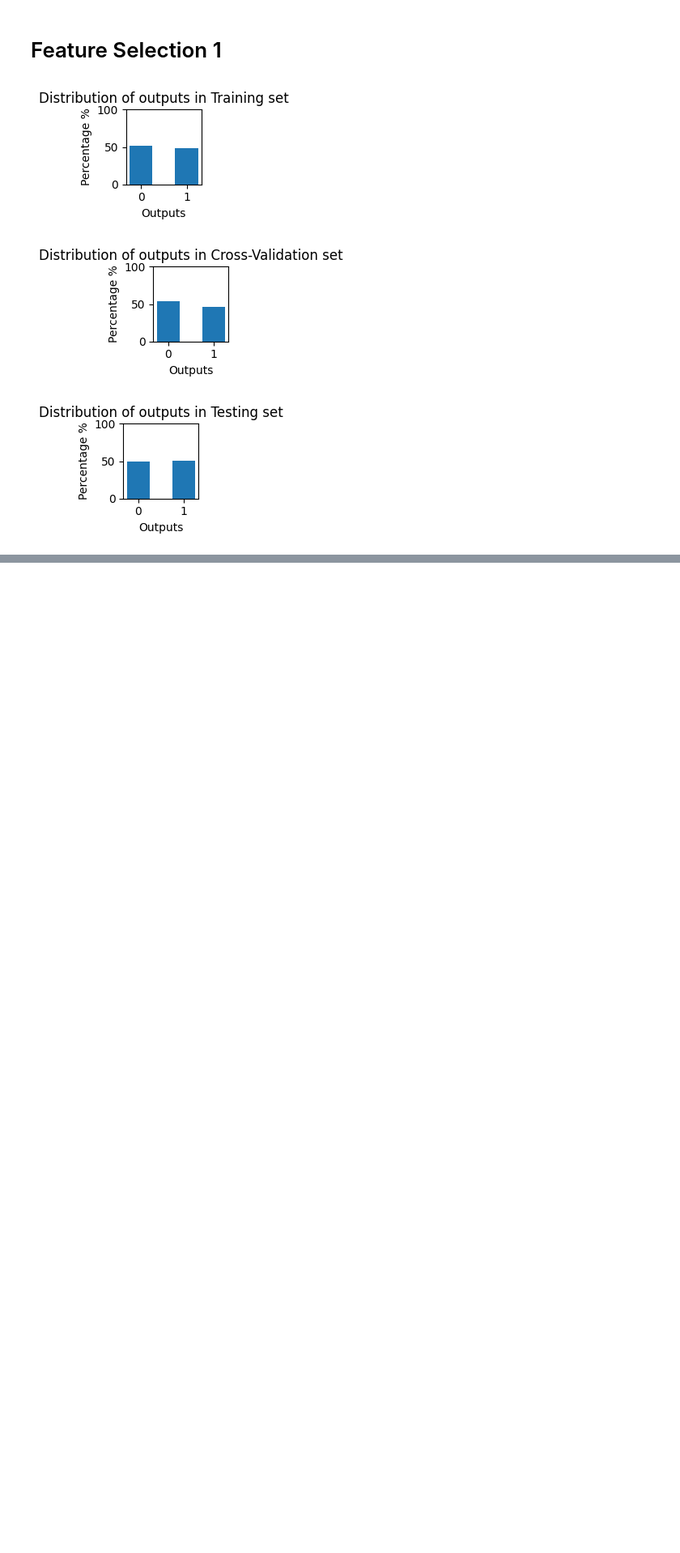
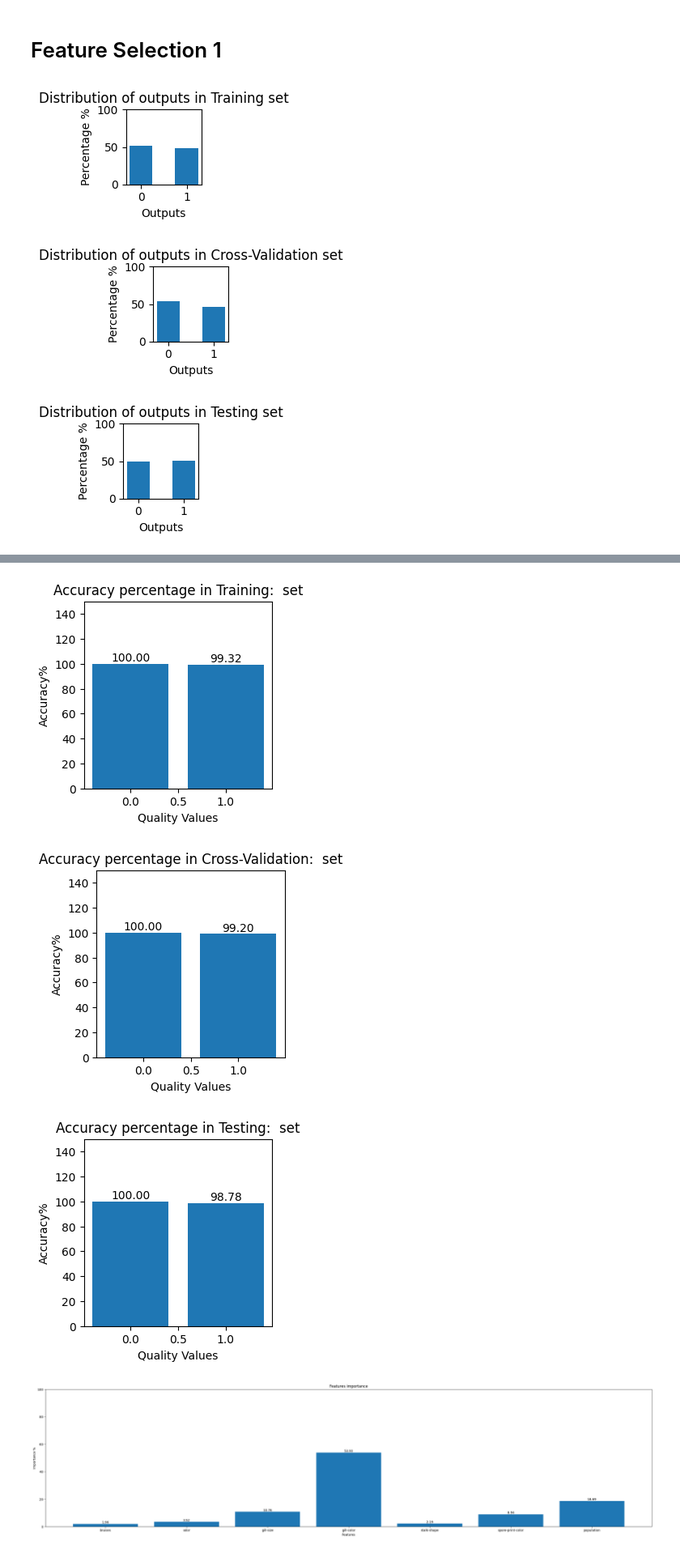
Before and after one commit to AdiistheGoat/PoisonousMushroomClassification.github.io, a Jupyter notebook: MushroomClassifier.ipynb, the cells around one changed output, grey strips where cells are left out. Shown at 81% size. Saved outputs shown, nothing was run; the diff lists cells and outputs as text; code cells hidden in the pictures; blank space fills up the shorter version.

Commit message:
commit with 2 iterations of feature selection

```diff
--- a/MushroomClassifier.ipynb
+++ b/MushroomClassifier.ipynb
@@ -540,0 +524,10 @@ Training accuracy: 100.0
+# %%
+df_mod3 = df_mod2.drop(columns=['cap-color','cap-surface','stalk-color-above-ring','stalk-color-below-ring','habitat','stalk-root'], inplace=False)
+
+x_df3 = df_mod3.iloc[:,1:]
+y_df3 = df_mod3.iloc[:,0]
+
+x_3 = x_df3.to_numpy()
+y_3 = y_df3.to_numpy()
+
+x_train_3,y_train_3,x_cv_3,y_cv_3,x_test_3,y_test_3 = split(x_3,y_3)
@@ -540,0 +540,3 @@ Training accuracy: 100.0
+# %%
+featureNames3 = x_df3.columns
+print(featureNames3)
@@ -540,0 +547,5 @@ Training accuracy: 100.0
+# %%
+paramGrid = {'max_depth': [6,10,15,20],'n_estimators': [100,150,200,250],'learning_rate': [0.01,0.1,0.3],'reg_lambda':[0.1,1,10],'early_stopping_rounds': [10,20,25] , 'subsample': [0.6,0.8,1.0], 'gamma': [0.1,0.2]}
+model = XGBClassifier(booster = 'gbtree', verbosity=1,objective='binary:logistic',n_jobs=-1)
+grid = GridSearchCV(estimator=model, verbose=1, n_jobs=-1,refit=True,param_grid=paramGrid,return_train_score=True,cv=3)
+gridTrained = grid.fit( X= x_train_3, y= y_train_3,eval_set = [(x_cv_3, y_cv_3)])
@@ -540,0 +566,46 @@ Training accuracy: 100.0
+# %%
+print("Description of the model chosen by grid_cv- after feature selection: \n")
+
+
+# General Descripton of the model
+bestModel3 = gridTrained.best_estimator_
+indexOfBestModel3 = gridTrained.best_index_
+params3 = gridTrained.best_params_
+score3 = gridTrained.best_score_
+
+print(f"Index of model: {indexOfBestModel3}\n")
+print(f"Parameters: {params3}\n")
+
+
+# Accuracy percentage during and after training (%)
+print("While performing stratified K fold-: ")
+print(f"Mean Training accuracy: {score3*100}")
+print(f"Mean Testing accuracy: {test_accuracies_percent3[indexOfBestModel3]}\n")
+
+train_accuracy3 , train_pred3 = accuracy(bestModel3,x_train_3,y_train_3)
+cv_accuracy3 , cv_pred3 = accuracy(bestModel3,x_cv_3,y_cv_3)
+test_accuracy3 , test_pred3 = accuracy(bestModel3,x_test_3,y_test_3)
+
+print("After Training-: ")
+print(f"Training accuracy: {train_accuracy3}")
+print(f"Cross-Validation accuracy: {cv_accuracy3}")
+print(f"Testing accuracy: {test_accuracy3}\n")
+
+
+# Accuracy distribution description
+accuracyDistribution(train_pred3,y_train_3,"Training: ")
+accuracyDistribution(cv_pred3,y_cv_3,"Cross-Validation: ")
+accuracyDistribution(test_pred3,y_test_3,"Testing: ")
+
+# Classification reports
+print("Training: \n")
+print(classification_report(y_true = y_train_3,y_pred=train_pred3))
+print("Cross-Validation: \n")
+print(classification_report(y_true = y_cv_3,y_pred=cv_pred3))
+print("Testing: \n")
+print(classification_report(y_true = y_test_3,y_pred=test_pred3))
+
+# Feature Distribution
+info(bestModel3,True,featureNames3)
+info(bestModel3,False,featureNames3)
+# %% [output]
@@ -541,3 +629,7 @@ Training accuracy: 100.0
+[figure, added]
+[figure, added]
+[figure, added]
+[figure, added]
 # %%
 # Next set of implementations
 
```
Also changed, not shown: parts of 13 cells of this notebook.
